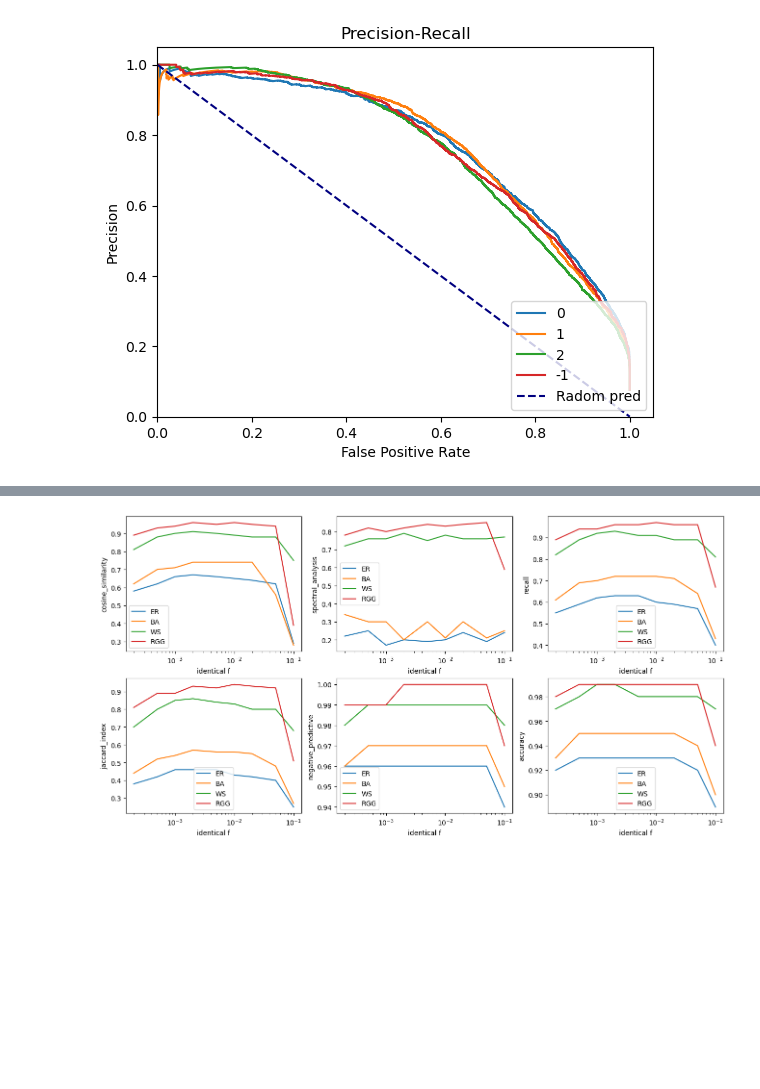
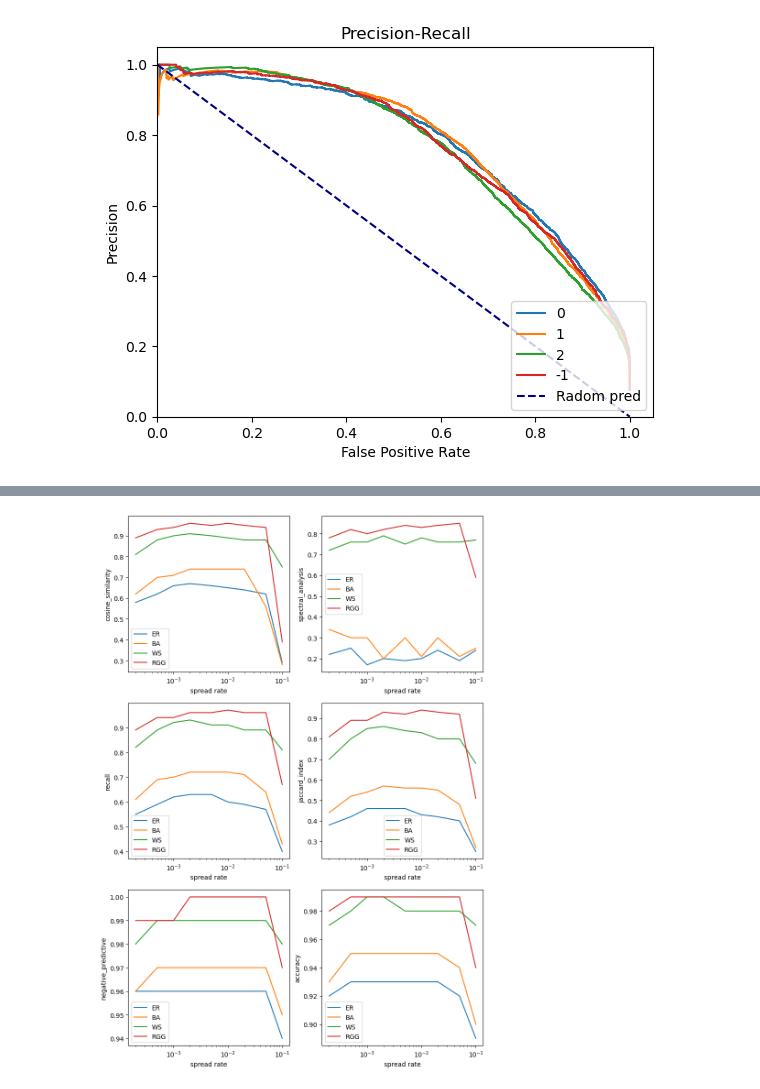
Before and after one commit to bizhili/Topology_Learning_Epis, a Jupyter notebook: readExperiment.ipynb, the cells around one changed output, grey strips where cells are left out. Saved outputs shown, nothing was run; the diff lists cells and outputs as text; code cells hidden in the pictures; blank space fills up the shorter version.

```diff
--- a/readExperiment.ipynb
+++ b/readExperiment.ipynb
@@ -326,5 +333,5 @@ for randomGraph in randomGraphs:
 # %%
-def general_evaluate(evaluateMeth=[], attriIndex= 0, attributionL=[] ,seed= 100001, CompareWithRandom= False):
+def general_evaluate(evaluateMeth=[], attriIndex= 0, attributionL=[] ,seed= 100001, CompareWithRandom= False, seeds= [], randomGraphs= []):
     random.seed(seed)
     strain= 4
     intense= -1
@@ -332,7 +339,8 @@ def general_evaluate(evaluateMeth=[], attriIndex= 0, attributionL=[] ,seed= 1000
     node= 100
     identicalf= 0.01
     epoches= 150000
-    atts= [strain, intense, dense, node, identicalf, epoches]
+    modelLoad= "AA"
+    atts= [strain, intense, dense, node, identicalf, epoches, modelLoad]
     auc_rocs_aws= []
     auc_rocs_preA= []
     evaluateLists= []
@@ -345,7 +353,7 @@ def general_evaluate(evaluateMeth=[], attriIndex= 0, attributionL=[] ,seed= 1000
             auc_rocs_preA_temp= []
             for seed in seeds:
                 try:
-                    fileName= f"results/AA/AA_{randomGraph}_identical_{seed}_{atts[0]}_{atts[1]}_{atts[2]}_{atts[3]}_{atts[4]*1000}_{atts[5]}.npz"
+                    fileName= f"results/{atts[6]}/{atts[6]}_{randomGraph}_identical_{seed}_{atts[0]}_{atts[1]}_{atts[2]}_{atts[3]}_{atts[4]*1000}_{atts[5]}.npz"
                     IMatrix= torch.eye(atts[3], device= "cpu")
                     npzfile = np.load(fileName)
                 except:
@@ -370,23 +378,23 @@ def general_evaluate(evaluateMeth=[], attriIndex= 0, attributionL=[] ,seed= 1000
             for i, _ in enumerate(evaluateMeth):
                 evaluateNp[i]= round(evaluateNp[i].item()/len(seeds), 2)
             evaluateList.append(evaluateNp)
-            #print(f"{cosines:.2f}\t{spectrals:.2f}\t{edges:.2f}\t{jaccards:.2f}", end="\t")
             auc_rocs_aws.append(torch.stack(auc_rocs_aws_temp))
             auc_rocs_preA.append(torch.stack(auc_rocs_preA_temp))
         strPrint=""
         evaluateLists.append(evaluateList)
-        for i, _ in enumerate(attributionL):
-            strPrint+= "\t".join([str(j) for j in evaluateList[i]])+"\t"
+        zipList= list(zip(*evaluateList))
+        for i, _ in enumerate(evaluateMeth):#attributionL, evaluateList(evaluateMeth, zipList)
+            strPrint+= "\t".join([str(j) for j in zipList[i]])+"\t"
         print(strPrint)
     return auc_rocs_aws, auc_rocs_preA, evaluateLists
 
 def plot_evaluate(xs, evaluateArray, xLabel, yLabels, legends, xScale="linear", yScale="linear"):
-
-    fig, axs = plt.subplots(int((len(yLabels)+2)/3), 3, figsize=(8*int((len(yLabels)+2)/3), 8))
+    col= 2
+    fig, axs = plt.subplots(int((len(yLabels)+col-1)/col), col, figsize=(col*5, 5*int((len(yLabels)+col-1)/col)))
     for i, yLabel in enumerate(yLabels):
-        axs[int(i/3), i%3].plot(xs , evaluateArray[:, :, i].T)
-        axs[int(i/3), i%3].set_xlabel(xLabel)
-        axs[int(i/3), i%3].set_ylabel(str(yLabel))
-        axs[int(i/3), i%3].legend(legends)
-        axs[int(i/3), i%3].set_xscale(xScale)
-        axs[int(i/3), i%3].set_yscale(yScale)
+        axs[int(i/col), i%col].plot(xs , evaluateArray[:, :, i].T)
+        axs[int(i/col), i%col].set_xlabel(xLabel)
+        axs[int(i/col), i%col].set_ylabel(str(yLabel))
+        axs[int(i/col), i%col].legend(legends)
+        axs[int(i/col), i%col].set_xscale(xScale)
+        axs[int(i/col), i%col].set_yscale(yScale)
@@ -500,9 +547,7 @@ evaluate.draw_prc(auc_rocs_aws[startIn: endIn], auc_rocs_preA[startIn: endIn], a
 # %%
 #[strain, intense, dense, node, identicalf, epoches]
 evaluateMeth= [evaluate.cosine_similarity, evaluate.spectral_analysis, evaluate.recall, evaluate.jaccard_index, evaluate.negative_predictive, evaluate.accuracy]
-attriIndex= 1
-attributionL= intenses
-auc_rocs_aws, auc_rocs_preA, evaluateLists= general_evaluate(evaluateMeth= evaluateMeth, attriIndex= 4, attributionL= identicalfs, seed= 100001, CompareWithRandom= False)
+auc_rocs_aws, auc_rocs_preA, evaluateLists= general_evaluate(evaluateMeth= evaluateMeth, attriIndex= 4, attributionL= identicalfs, seed= 100001, CompareWithRandom= False, seeds= seeds, randomGraphs= randomGraphs)
 evaluateArray= np.array(evaluateLists)
 yLabels= [str(i).split()[1] for i in evaluateMeth]
 # %% [output]
@@ -521,4 +566,4 @@ evaluate.draw_prc(auc_rocs_aws[startIn: endIn], auc_rocs_preA[startIn: endIn], a
 # %%
-plot_evaluate(identicalfs, evaluateArray, "identical f", yLabels, randomGraphs, "log")
+plot_evaluate(identicalfs, evaluateArray, "spread rate", yLabels, randomGraphs, "log")
 # %% [output]
-[figure, old version]
+[figure, new version]
```
Also changed, not shown: parts of 21 cells of this notebook, 13 other files.
